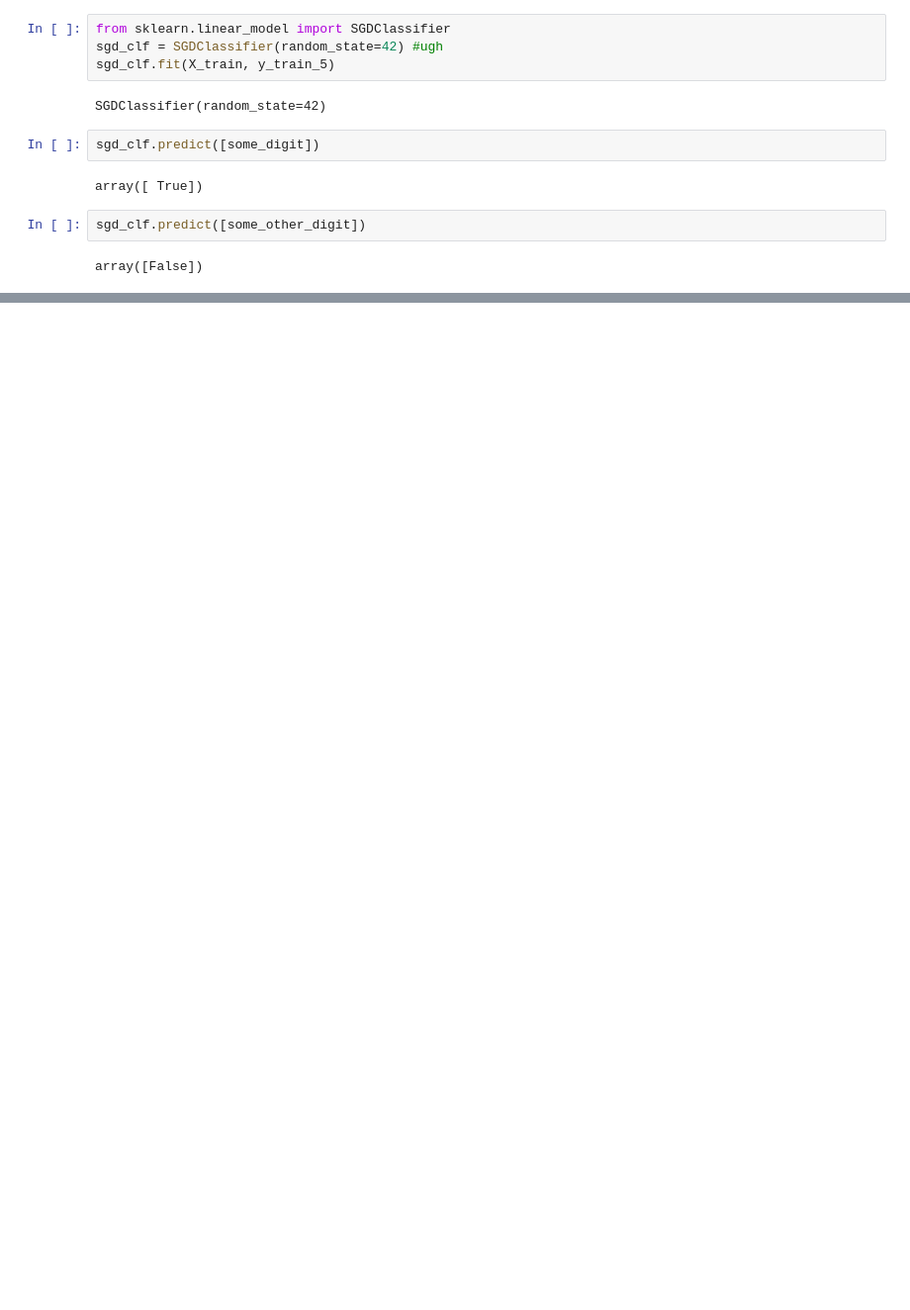
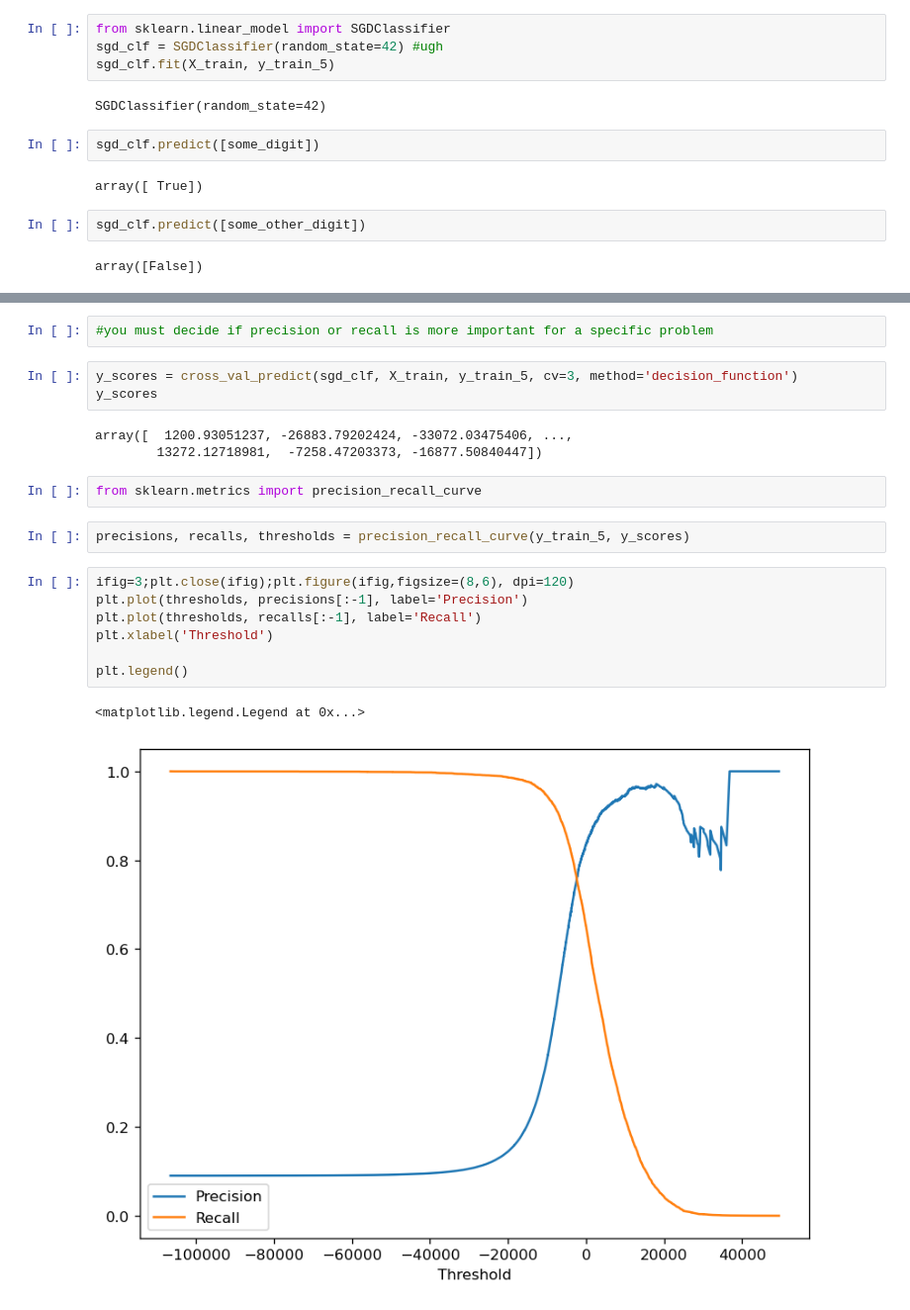
Before and after one commit to OClarkson/DSciNBs, a Jupyter notebook: Chapter_3_MNIST.ipynb, the cells around one changed output, grey strips where cells are left out. Shown at 99% size. Cells and saved outputs as stored; diff of their text form; blank space fills up the shorter version.

```diff
--- a/Chapter_3_MNIST.ipynb
+++ b/Chapter_3_MNIST.ipynb
@@ -83,0 +147,22 @@ array([False])
+# %%
+#you must decide if precision or recall is more important for a specific problem
+# %%
+y_scores = cross_val_predict(sgd_clf, X_train, y_train_5, cv=3, method='decision_function')
+y_scores
+# %% [output]
+array([  1200.93051237, -26883.79202424, -33072.03475406, ...,
+        13272.12718981,  -7258.47203373, -16877.50840447])
+# %%
+from sklearn.metrics import precision_recall_curve
+# %%
+precisions, recalls, thresholds = precision_recall_curve(y_train_5, y_scores)
+# %%
+ifig=3;plt.close(ifig);plt.figure(ifig,figsize=(8,6), dpi=120)
+plt.plot(thresholds, precisions[:-1], label='Precision')
+plt.plot(thresholds, recalls[:-1], label='Recall')
+plt.xlabel('Threshold')
+
+plt.legend()
+# %% [output]
+<matplotlib.legend.Legend at 0x...>
+[figure, added]
```
Also changed, not shown: parts of 47 cells of this notebook, 2 other files.
